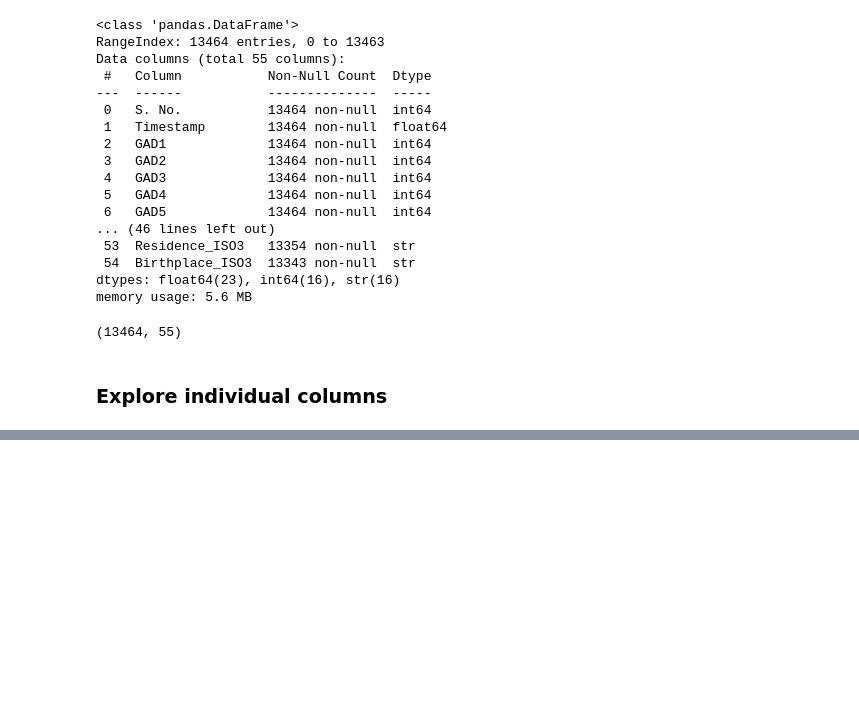
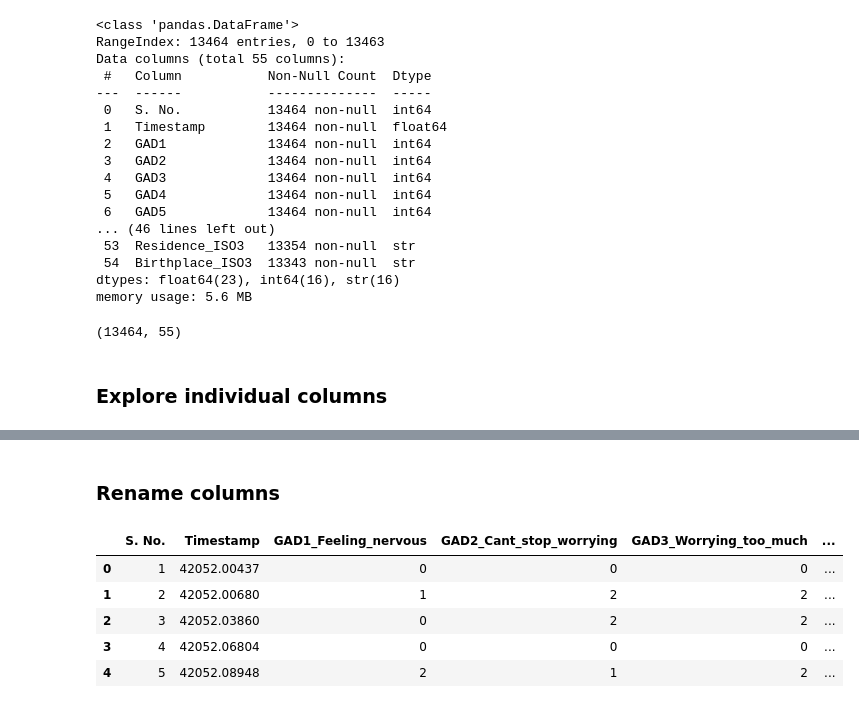
Before and after one commit to amallred/gaming-mental-health-analysis, a Jupyter notebook: data_cleaning.ipynb, the cells around one changed output, grey strips where cells are left out. Cells and saved outputs as stored; diff of their text form; code cells hidden in the pictures; blank space fills up the shorter version.

Commit message:
began data cleaning and wrangling

```diff
--- a/data_cleaning.ipynb
+++ b/data_cleaning.ipynb
@@ -66,0 +90,52 @@ df.describe()
+# %% [markdown]
+### Rename columns
+# %%
+clean_df = df.rename(columns={
+'GAD1' : 'GAD1_Feeling_nervous',
+'GAD2' : 'GAD2_Cant_stop_worrying',
+'GAD3' : 'GAD3_Worrying_too_much',
+'GAD4' : 'GAD4_Trouble_relaxing',
+'GAD5' : 'GAD5_Restless',
+'GAD6' : 'GAD6_Easily_annoyed',
+'GAD7' : 'GAD7_Feeling_afraid',
+'GADE' : 'GADE_Difficulty_in_life',
+'SWL1' : 'SWL1_Ideal_life',
+'SWL2' : 'SWL2_Excellent_conditions',
+'SWL3' : 'SWL3_Satisfied_with_life',
+'SWL4' : 'SWL4_Met_wants',
+'SWL5' : 'SWL5_Change_nothing',
+'earnings' : 'Earnings',
+'whyplay' : 'Why_play',
+'highestleague' : 'Highest_league',
+'streams' : 'Non_game_hours',
+'SPIN1' : 'SPIN1_Fear_authority',
+'SPIN2' : 'SPIN2_Distress_blushing',
+'SPIN3' : 'SPIN3_Fear_social_events',
+'SPIN4' : 'SPIN4_Avoid_strangers',
+'SPIN5' : 'SPIN5_Fear_criticism',
+'SPIN6' : 'SPIN6_Avoid_embarrassment',
+'SPIN7' : 'SPIN7_Distress_sweating',
+'SPIN8' : 'SPIN8_Avoid_parties',
+'SPIN9' : 'SPIN9_Avoid_attention',
+'SPIN10' : 'SPIN10_Fear_talking_strangers',
+'SPIN11' : 'SPIN11_Avoid_giving_speeches',
+'SPIN12' : 'SPIN12_Avoid_criticism',
+'SPIN13' : 'SPIN13_Distress_heart',
+'SPIN14' : 'SPIN14_Fear_observation',
+'SPIN15' : 'SPIN15_Fear_embarrassment',
+'SPIN16' : 'SPIN16_Avoid_authority',
+'SPIN17' : 'SPIN17_Distress_trembling',
+'accept' : 'Accept',
+'Playstyle' : 'Play_style',
+'GAD_T' : 'GAD_Total',
+'SWL_T' : 'SWL_Total',
+'SPIN_T' : 'SPIN_Total'
+})
+clean_df.head()
+# %% [output]
+|  | S. No. | Timestamp | GAD1_Feeling_nervous | GAD2_Cant_stop_worrying | GAD3_Worrying_too_much | ... |
+| 0 | 1 | 42052.00437 | 0 | 0 | 0 | ... |
+| 1 | 2 | 42052.00680 | 1 | 2 | 2 | ... |
+| 2 | 3 | 42052.03860 | 0 | 2 | 2 | ... |
+| 3 | 4 | 42052.06804 | 0 | 0 | 0 | ... |
+| 4 | 5 | 42052.08948 | 2 | 1 | 2 | ... |
```
Also changed, not shown: parts of 8 cells of this notebook, 2 other files.
